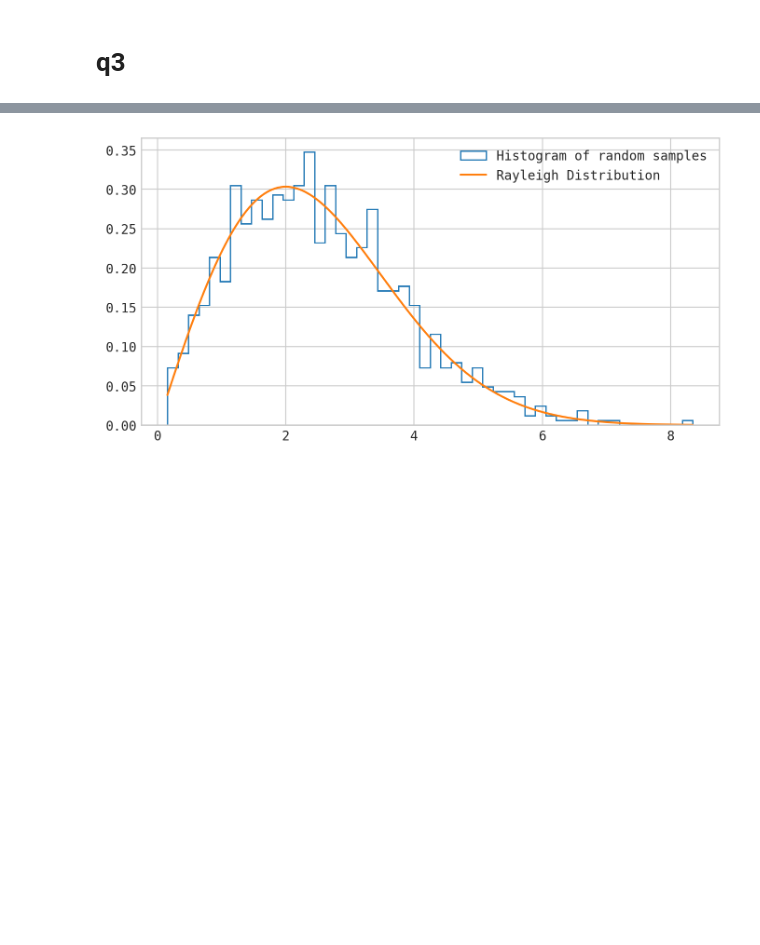
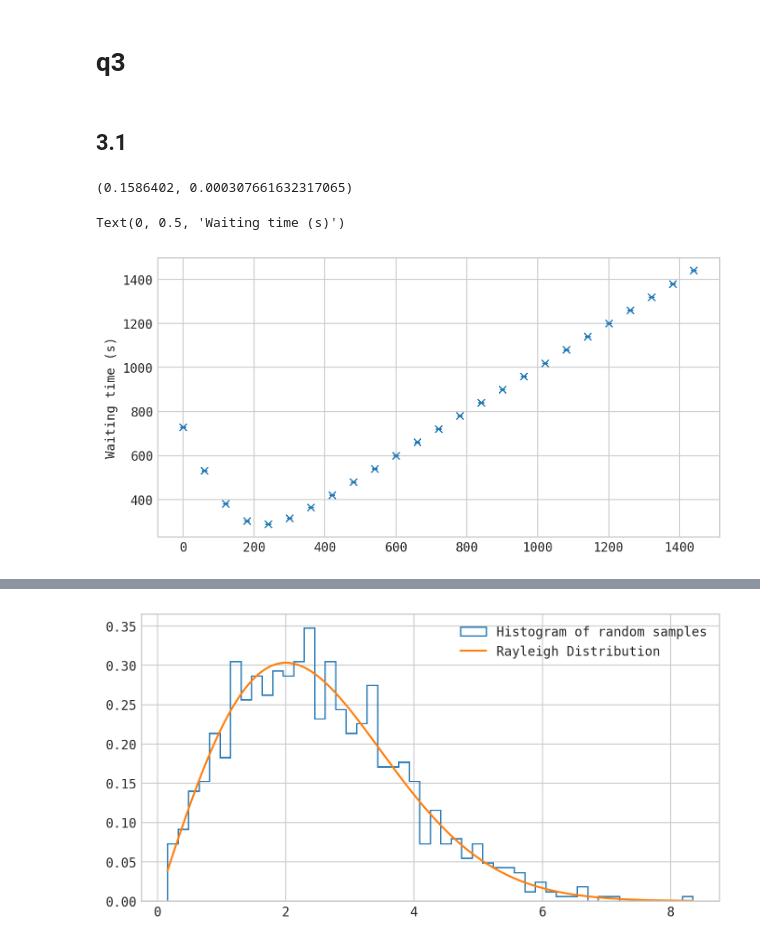
Before and after one commit to rizfn/AppStat2022, a Jupyter notebook: DataAndCodeForExam/exam.ipynb, the cells around one changed output, grey strips where cells are left out. Drawn from its saved outputs; the diff is of its cells as text; code cells hidden in the pictures; blank space fills up the shorter version.

```diff
--- a/DataAndCodeForExam/exam.ipynb
+++ b/DataAndCodeForExam/exam.ipynb
@@ -94,3 +102,41 @@ add_text_to_ax(0.05, 0.35, text, ax, fontsize=8)
 [figure]
 # %% [markdown]
 # q3
+# %% [markdown]
+## 3.1
+# %%
+n_sims = 25
+
+N = 1_000_000
+delta_t = 130
+
+n_waiting = np.zeros(n_sims)
+
+for i in prange(n_sims):
+    arrival_times = np.random.normal(0, 120, N)
+    departure_times = np.random.normal(delta_t, 50, N)
+    ship_same_day = (departure_times > arrival_times)
+    n_waiting[i] = (N - np.sum(ship_same_day))/N
+
+n_waiting.mean(), n_waiting.std()
+# %% [output]
+(0.1586402, 0.000307661632317065)
+# %%
+delta_t_list = np.linspace(0, 24*60, n_sims)
+waiting_time_list = np.zeros(n_sims)
+waiting_time_err_list = np.zeros(n_sims)
+
+for i in prange(n_sims):
+    arrival_times = np.random.normal(0, 120, N)
+    departure_times = np.random.normal(delta_t_list[i], 50, N)
+    time_difference = departure_times - arrival_times
+    waiting_idx = (time_difference < 0)
+    time_difference[waiting_idx] = 1440 + departure_times[np.roll(waiting_idx, -1)] - arrival_times[waiting_idx]
+    waiting_time_list[i] = np.mean(time_difference)
+    waiting_time_err_list[i] = np.std(time_difference)
+
+plt.errorbar(delta_t_list, waiting_time_list, waiting_time_err_list/np.sqrt(N), label='Waiting times', capsize=2, elinewidth=0.5, fmt='x ')
+plt.ylabel('Waiting time (s)')
+# %% [output]
+Text(0, 0.5, 'Waiting time (s)')
+[figure, added]
```
Also changed, not shown: parts of 28 cells of this notebook.
